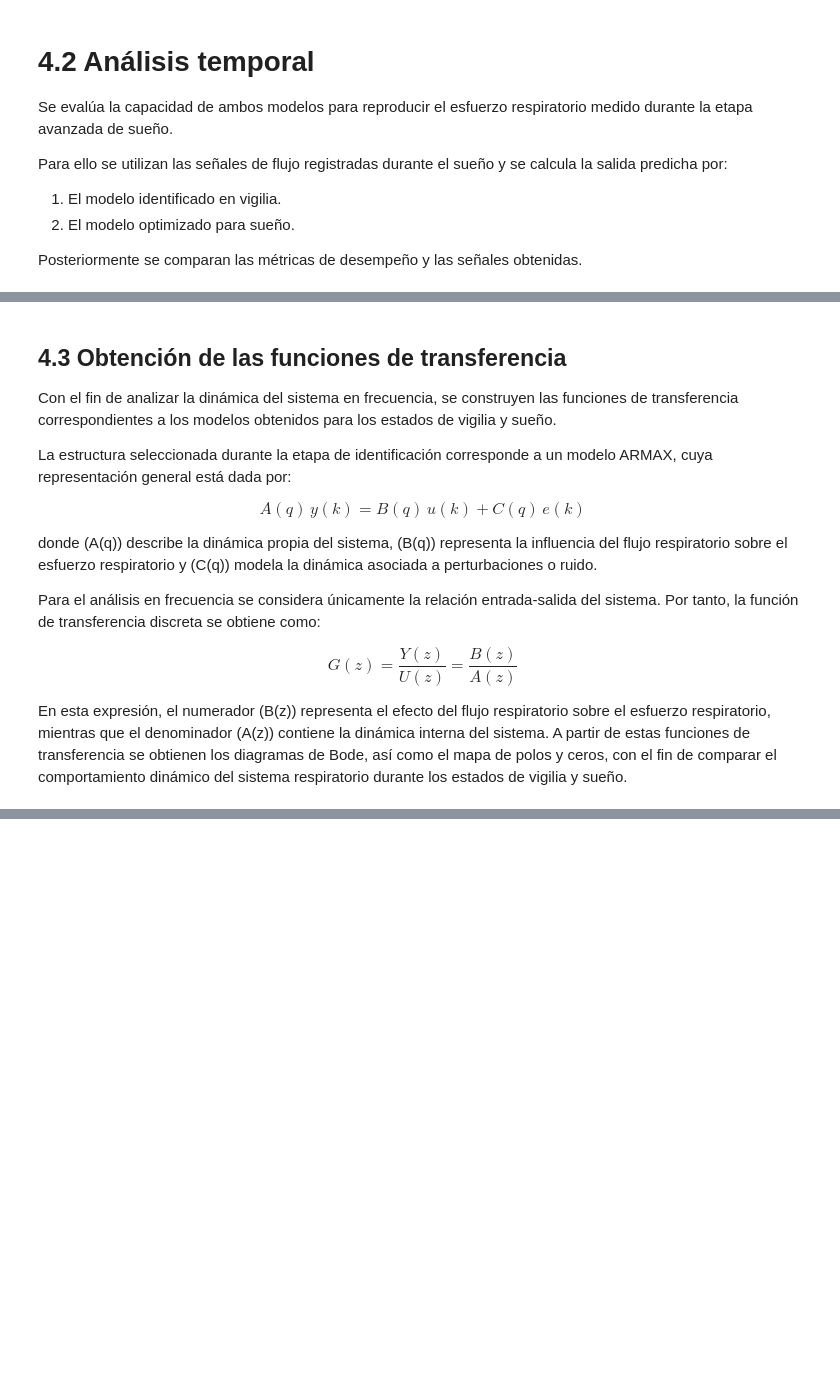
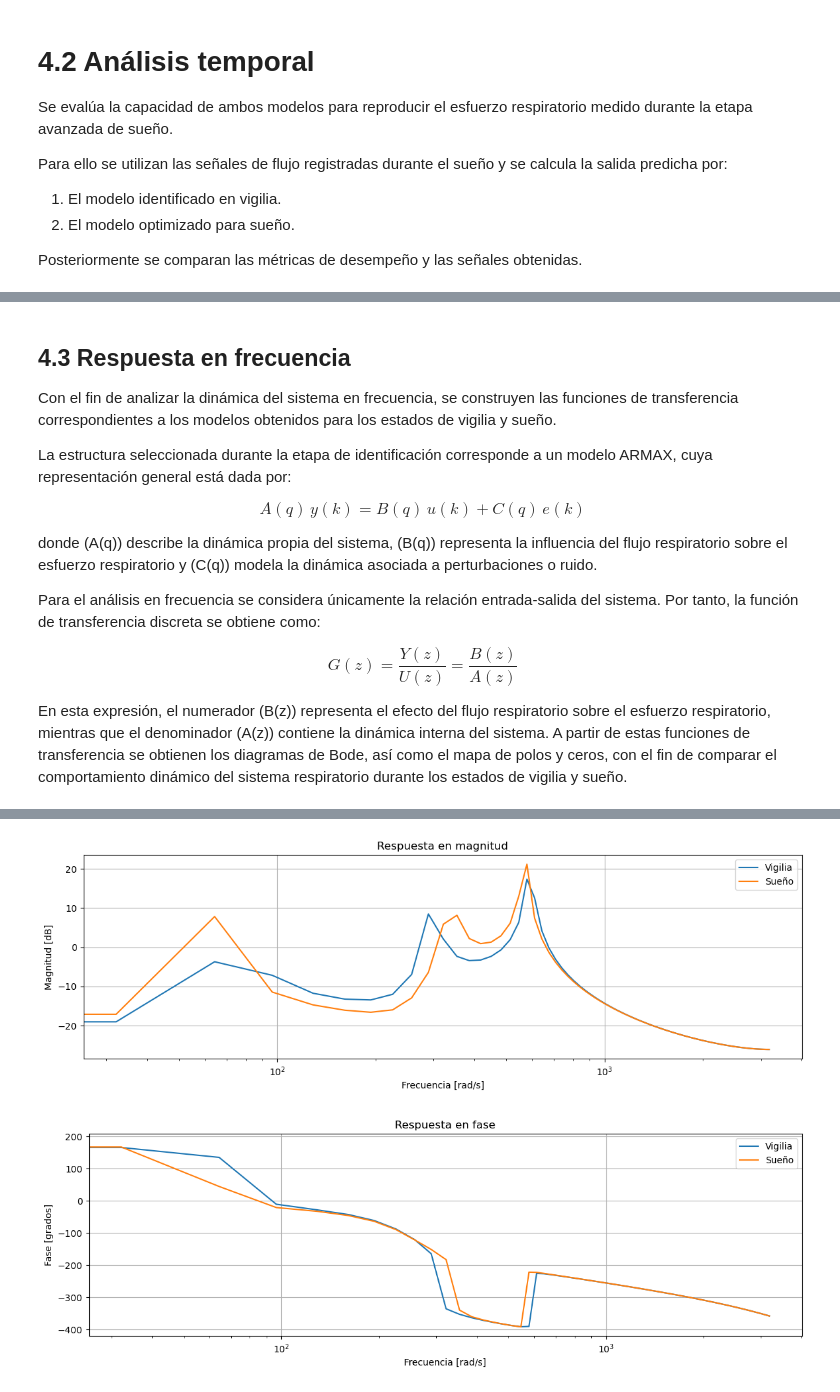
Before and after one commit to loaiza10/Proyecto_Modelos, a Jupyter notebook: Codigo.ipynb, the cells around one changed output, grey strips where cells are left out. Saved outputs shown, nothing was run; the diff lists cells and outputs as text; code cells hidden in the pictures; blank space fills up the shorter version.

```diff
--- a/Codigo.ipynb
+++ b/Codigo.ipynb
@@ -1027,5 +1056,5 @@ plt.show()
 # %% [markdown]
-## **4.3 Obtención de las funciones de transferencia**
+## **4.3 Respuesta en frecuencia**
 
 Con el fin de analizar la dinámica del sistema en frecuencia, se construyen las funciones de transferencia correspondientes a los modelos obtenidos para los estados de vigilia y sueño.
 
@@ -1048,46 +1077,46 @@ $$
 En esta expresión, el numerador \(B(z)\) representa el efecto del flujo respiratorio sobre el esfuerzo respiratorio, mientras que el denominador \(A(z)\) contiene la dinámica interna del sistema. A partir de estas funciones de transferencia se obtienen los diagramas de Bode, así como el mapa de polos y ceros, con el fin de comparar el comportamiento dinámico del sistema respiratorio durante los estados de vigilia y sueño.
 # %%
 from scipy import signal
-# FUNCIONES DE TRANSFERENCIA DEL MODELO ARMAX
 
-# MODELO DE VIGILIA
-# Coeficientes del numerador B(z)
+# ==========================================================
+# FUNCIONES DE TRANSFERENCIA
+# ==========================================================
 
 num_vigilia = theta_base[na:na+nb]
-
-# Coeficientes del denominador A(z)
-
-den_vigilia = np.concatenate(
-    ([1], theta_base[:na])
-)
-
-# MODELO DE SUEÑO
-
-# Coeficientes del numerador B(z)
+den_vigilia = np.concatenate(([1], theta_base[:na]))
 
 num_sueno = theta_sueno[na:na+nb]
+den_sueno = np.concatenate(([1], theta_sueno[:na]))
 
-# Coeficientes del denominador A(z)
+# Sistemas discretos
+sys_vigilia = signal.dlti(num_vigilia, den_vigilia, dt=Ts)
+sys_sueno = signal.dlti(num_sueno, den_sueno, dt=Ts)
 
-den_sueno = np.concatenate(
-    ([1], theta_sueno[:na])
-)
+# Respuesta en frecuencia
+w_v, mag_v, phase_v = signal.dbode(sys_vigilia)
+w_s, mag_s, phase_s = signal.dbode(sys_sueno)
 
-# IMPRESIÓN DE LAS FUNCIONES DE TRANSFERENCIA
+# ==========================================================
+# GRÁFICAS FRECUENCIA
+# ==========================================================
 
-print("Función de transferencia en vigilia:\n")
+plt.figure(figsize=(14,4))
+plt.semilogx(w_v, mag_v, label="Vigilia")
+plt.semilogx(w_s, mag_s, label="Sueño")
+plt.title("Respuesta en magnitud")
+plt.xlabel("Frecuencia [rad/s]")
+plt.ylabel("Magnitud [dB]")
+plt.grid()
+plt.legend()
+plt.show()
 
-print("Numerador B(z):")
-print(num_vigilia)
-
-print("\nDenominador A(z):")
-print(den_vigilia)
-
-print("\n\nFunción de transferencia en sueño:\n")
-
-print("Numerador B(z):")
-print(num_sueno)
-
-print("\nDenominador A(z):")
-print(den_sueno)
+plt.figure(figsize=(14,4))
+plt.semilogx(w_v, phase_v, label="Vigilia")
+plt.semilogx(w_s, phase_s, label="Sueño")
+plt.title("Respuesta en fase")
+plt.xlabel("Frecuencia [rad/s]")
+plt.ylabel("Fase [grados]")
+plt.grid()
+plt.legend()
+plt.show()
 # %% [output]
@@ -1111,0 +1123,2 @@ Denominador A(z):
+[figure, added]
+[figure, added]
```
Also changed, not shown: parts of 24 cells of this notebook.
